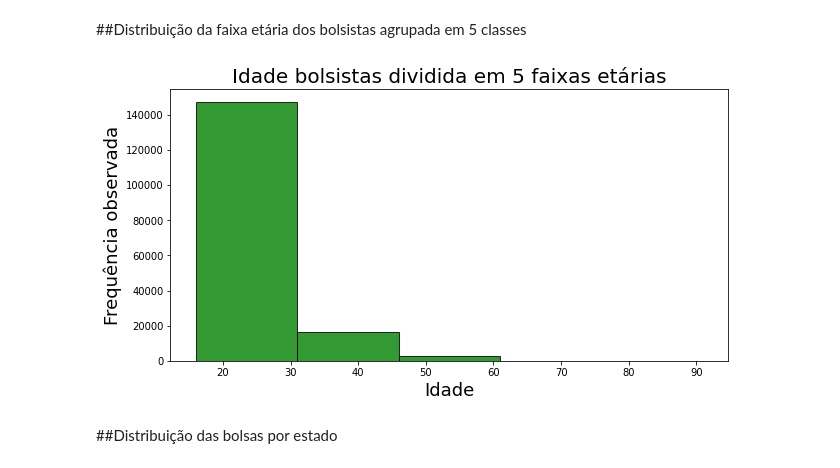
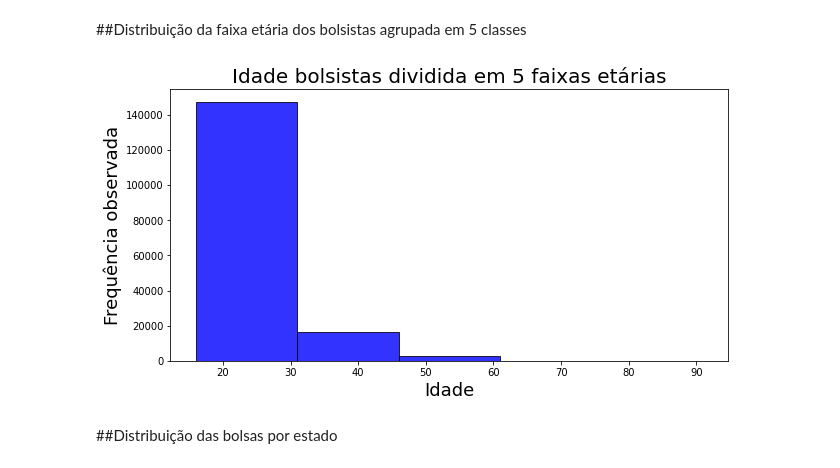
Before and after one commit to jaquelinecella/Analise_Exploratoria_Pandas, a Jupyter notebook: Projeto_2.ipynb, the cells around one changed output. Drawn from its saved outputs; the diff is of its cells as text; code cells hidden in the pictures.

```diff
--- a/Projeto_2.ipynb
+++ b/Projeto_2.ipynb
@@ -709,3 +574,5 @@ menor_16
 menor_16.shape
 # %% [output]
 (10, 19)
+# %%
+mediana = original_copia['IDADE'].median()
@@ -718 +595,3 @@ copia_4=original_copia.copy()
+# %%
+copia_4['IDADE'].mask(copia_4['IDADE'] < 16, mediana, inplace=True)#localizando os menores de 16 anos e substituindo pela mediana
 # %%
@@ -762,2 +608,0 @@ media = copia_4['IDADE'].mean()
-# %%
-copia_4['IDADE'].mask(copia_4['IDADE'] < 16, media, inplace=True)
@@ -1089,13 +838,13 @@ plt.show()
 # %% [markdown]
 ##Distribuição da faixa etária dos bolsistas agrupada em 5 classes
 # %%
-plt.hist(copia_4['IDADE'], 5, rwidth=1.0, color = 'green', alpha=0.8, edgecolor='black')
+plt.hist(copia_4['IDADE'], 5, rwidth=1.0, color = 'blue', alpha=0.8, edgecolor='black')
 plt.xlabel('Idade', size=18)
 plt.ylabel('Frequência observada', size=18)
 plt.title('Idade bolsistas dividida em 5 faixas etárias', size=20)
 plt.show()
 # %% [output]
-[figure, old version]
+[figure, new version]
 # %% [markdown]
 ##Distribuição das bolsas por estado
 # %%
```
Also changed, not shown: parts of 72 cells of this notebook.
